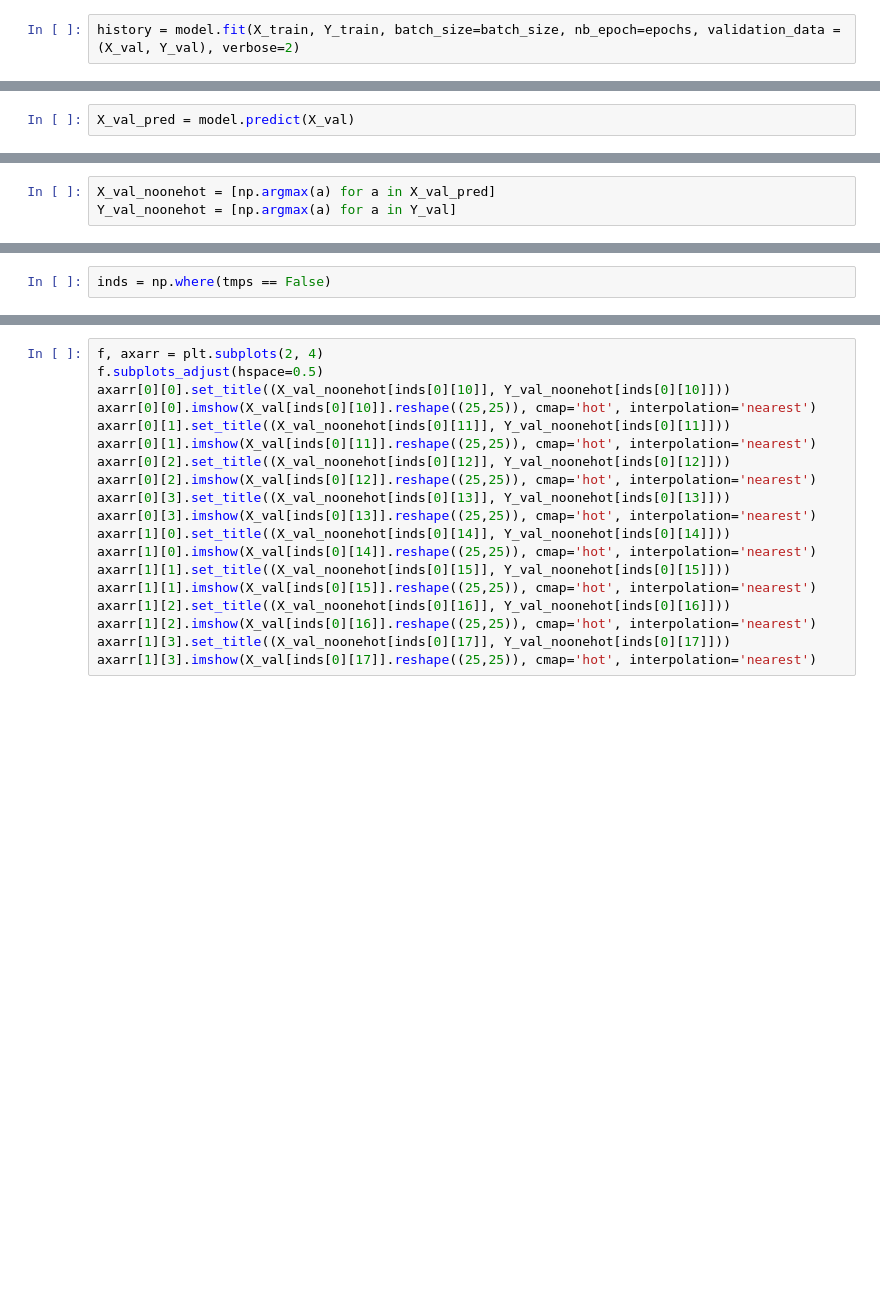
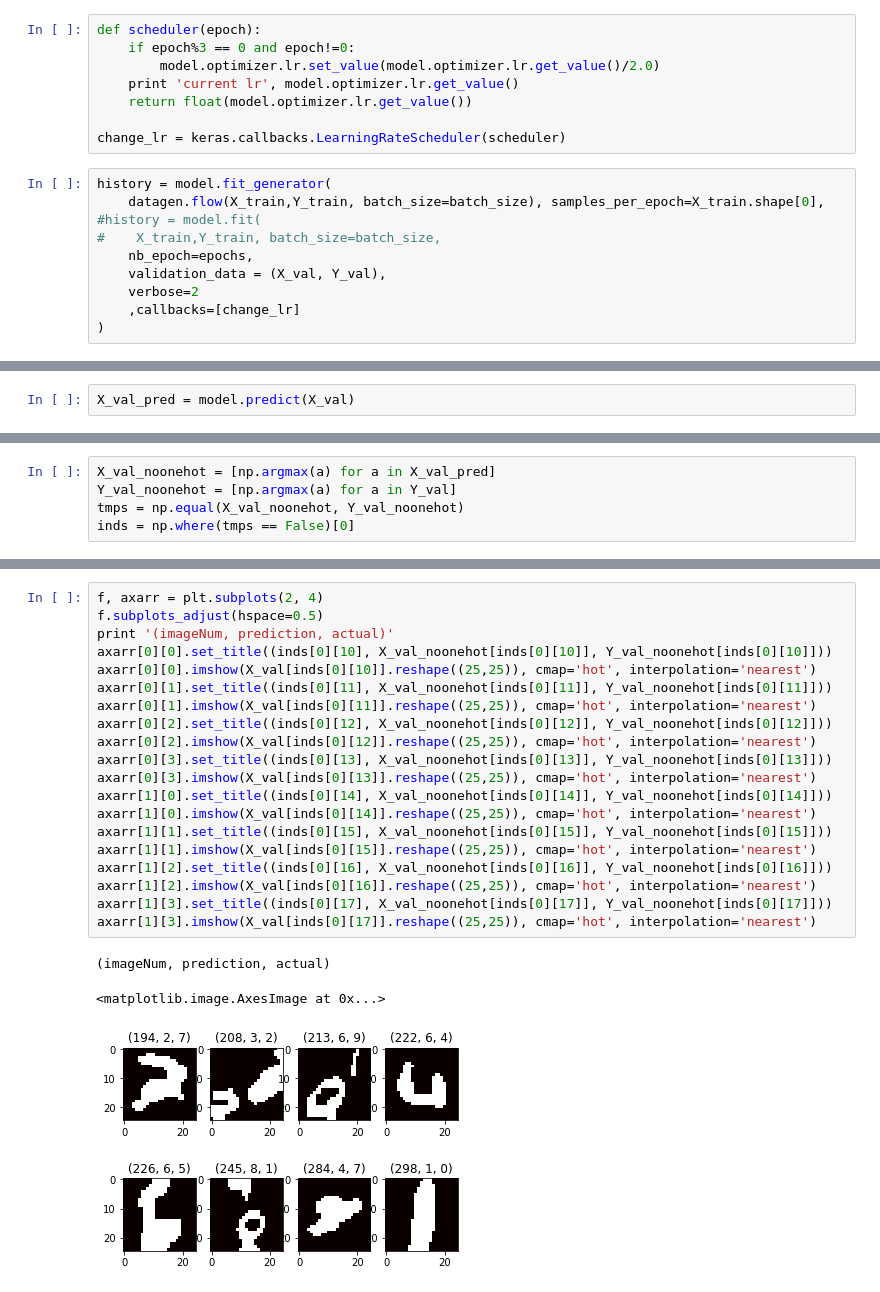
Before and after one commit to Angus-McLean/COMP551-Competition, a Jupyter notebook: 3_KaggleSubmission.ipynb, the cells around one changed output, grey strips where cells are left out. Saved outputs shown, nothing was run; the diff lists cells and outputs as text; blank space fills up the shorter version.

```diff
--- a/3_KaggleSubmission.ipynb
+++ b/3_KaggleSubmission.ipynb
@@ -115,2 +175,18 @@ print 'Y_val', Y_val.shape
+# %%
+def scheduler(epoch):
+    if epoch%3 == 0 and epoch!=0:
+        model.optimizer.lr.set_value(model.optimizer.lr.get_value()/2.0)
+    print 'current lr', model.optimizer.lr.get_value()
+    return float(model.optimizer.lr.get_value())
+
+change_lr = keras.callbacks.LearningRateScheduler(scheduler)
 # %%
-history = model.fit(X_train, Y_train, batch_size=batch_size, nb_epoch=epochs, validation_data = (X_val, Y_val), verbose=2)
+history = model.fit_generator(
+    datagen.flow(X_train,Y_train, batch_size=batch_size), samples_per_epoch=X_train.shape[0],
+#history = model.fit(
+#    X_train,Y_train, batch_size=batch_size,
+    nb_epoch=epochs,
+    validation_data = (X_val, Y_val),
+    verbose=2
+    ,callbacks=[change_lr]
+)
@@ -121,3 +215,5 @@ X_val_pred.shape
 # %%
 X_val_noonehot = [np.argmax(a) for a in X_val_pred]
 Y_val_noonehot = [np.argmax(a) for a in Y_val]
+tmps = np.equal(X_val_noonehot, Y_val_noonehot)
+inds = np.where(tmps == False)[0]
@@ -126,4 +220,2 @@ tmps = np.equal(X_val_noonehot, Y_val_noonehot)
-# %%
-inds = np.where(tmps == False)
 # %%
 inds
@@ -130,19 +240,24 @@ inds
 # %%
 f, axarr = plt.subplots(2, 4)
 f.subplots_adjust(hspace=0.5)
-axarr[0][0].set_title((X_val_noonehot[inds[0][10]], Y_val_noonehot[inds[0][10]]))
+print '(imageNum, prediction, actual)'
+axarr[0][0].set_title((inds[0][10], X_val_noonehot[inds[0][10]], Y_val_noonehot[inds[0][10]]))
 axarr[0][0].imshow(X_val[inds[0][10]].reshape((25,25)), cmap='hot', interpolation='nearest')
-axarr[0][1].set_title((X_val_noonehot[inds[0][11]], Y_val_noonehot[inds[0][11]]))
+axarr[0][1].set_title((inds[0][11], X_val_noonehot[inds[0][11]], Y_val_noonehot[inds[0][11]]))
 axarr[0][1].imshow(X_val[inds[0][11]].reshape((25,25)), cmap='hot', interpolation='nearest')
-axarr[0][2].set_title((X_val_noonehot[inds[0][12]], Y_val_noonehot[inds[0][12]]))
+axarr[0][2].set_title((inds[0][12], X_val_noonehot[inds[0][12]], Y_val_noonehot[inds[0][12]]))
 axarr[0][2].imshow(X_val[inds[0][12]].reshape((25,25)), cmap='hot', interpolation='nearest')
-axarr[0][3].set_title((X_val_noonehot[inds[0][13]], Y_val_noonehot[inds[0][13]]))
+axarr[0][3].set_title((inds[0][13], X_val_noonehot[inds[0][13]], Y_val_noonehot[inds[0][13]]))
 axarr[0][3].imshow(X_val[inds[0][13]].reshape((25,25)), cmap='hot', interpolation='nearest')
-axarr[1][0].set_title((X_val_noonehot[inds[0][14]], Y_val_noonehot[inds[0][14]]))
+axarr[1][0].set_title((inds[0][14], X_val_noonehot[inds[0][14]], Y_val_noonehot[inds[0][14]]))
 axarr[1][0].imshow(X_val[inds[0][14]].reshape((25,25)), cmap='hot', interpolation='nearest')
-axarr[1][1].set_title((X_val_noonehot[inds[0][15]], Y_val_noonehot[inds[0][15]]))
+axarr[1][1].set_title((inds[0][15], X_val_noonehot[inds[0][15]], Y_val_noonehot[inds[0][15]]))
 axarr[1][1].imshow(X_val[inds[0][15]].reshape((25,25)), cmap='hot', interpolation='nearest')
-axarr[1][2].set_title((X_val_noonehot[inds[0][16]], Y_val_noonehot[inds[0][16]]))
+axarr[1][2].set_title((inds[0][16], X_val_noonehot[inds[0][16]], Y_val_noonehot[inds[0][16]]))
 axarr[1][2].imshow(X_val[inds[0][16]].reshape((25,25)), cmap='hot', interpolation='nearest')
-axarr[1][3].set_title((X_val_noonehot[inds[0][17]], Y_val_noonehot[inds[0][17]]))
+axarr[1][3].set_title((inds[0][17], X_val_noonehot[inds[0][17]], Y_val_noonehot[inds[0][17]]))
 axarr[1][3].imshow(X_val[inds[0][17]].reshape((25,25)), cmap='hot', interpolation='nearest')
+# %% [output]
+(imageNum, prediction, actual)
+<matplotlib.image.AxesImage at 0x...>
+[figure, added]
```
Also changed, not shown: parts of 51 cells of this notebook, 4 other files.
